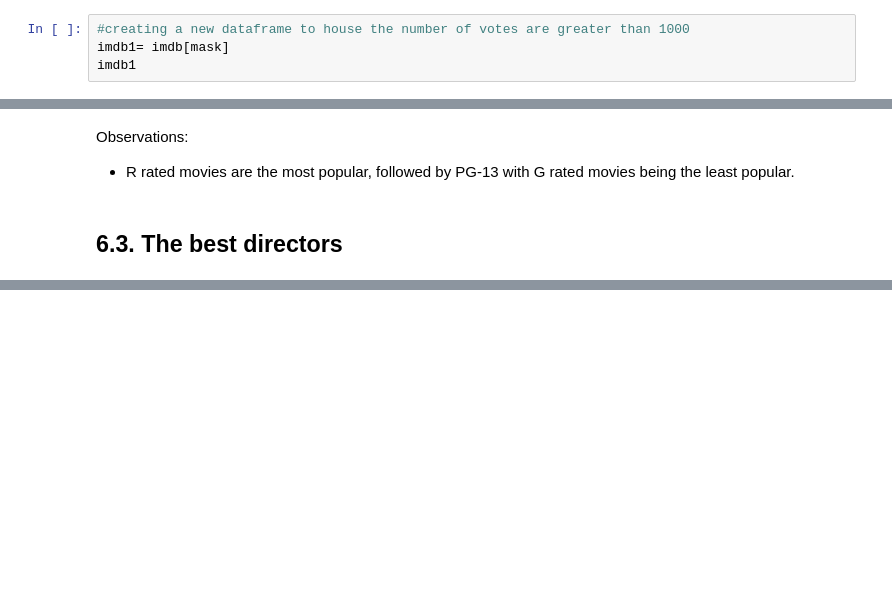
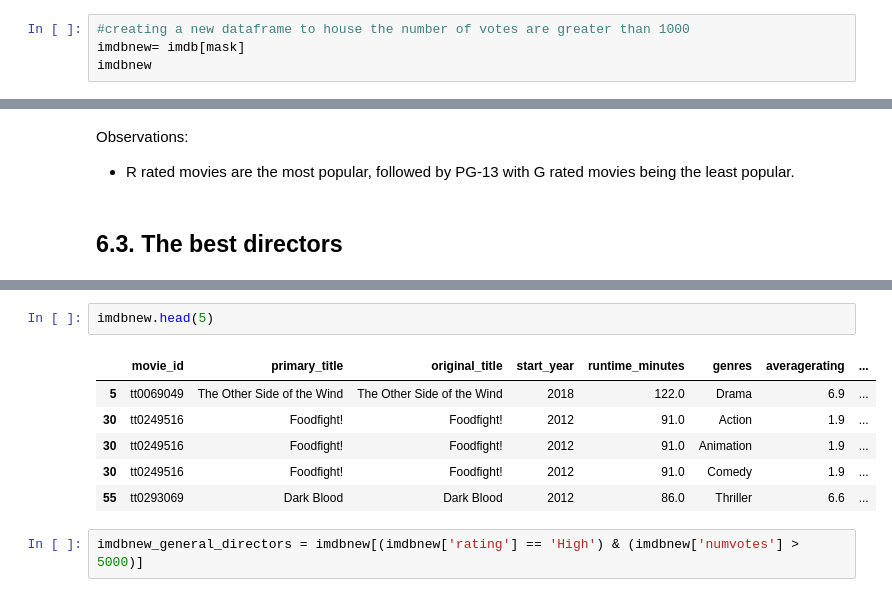
Before and after one commit to George-Mbugua/Movie_Analysis, a Jupyter notebook: Movie_Analysis.ipynb, the cells around one changed output, grey strips where cells are left out. Saved outputs shown, nothing was run; the diff lists cells and outputs as text; blank space fills up the shorter version.

```diff
--- a/Movie_Analysis.ipynb
+++ b/Movie_Analysis.ipynb
@@ -1057,8 +1069,8 @@ Mean votes: 5534.7357998314
 mask = imdb['numvotes'] >= 1000
 # %%
 #creating a new dataframe to house the number of votes are greater than 1000
-imdb1= imdb[mask]
-imdb1
+imdbnew= imdb[mask]
+imdbnew
 # %% [output]
 |  | movie_id | primary_title | original_title | start_year | runtime_minutes | genres | averagerating | ... |
 | 5 | tt0069049 | The Other Side of the Wind | The Other Side of the Wind | 2018 | 122.0 | Drama | 6.9 | ... |
@@ -1184,0 +1200,11 @@ Observations:
+# %%
+imdbnew.head(5)
+# %% [output]
+|  | movie_id | primary_title | original_title | start_year | runtime_minutes | genres | averagerating | ... |
+| 5 | tt0069049 | The Other Side of the Wind | The Other Side of the Wind | 2018 | 122.0 | Drama | 6.9 | ... |
+| 30 | tt0249516 | Foodfight! | Foodfight! | 2012 | 91.0 | Action | 1.9 | ... |
+| 30 | tt0249516 | Foodfight! | Foodfight! | 2012 | 91.0 | Animation | 1.9 | ... |
+| 30 | tt0249516 | Foodfight! | Foodfight! | 2012 | 91.0 | Comedy | 1.9 | ... |
+| 55 | tt0293069 | Dark Blood | Dark Blood | 2012 | 86.0 | Thriller | 6.6 | ... |
+# %%
+imdbnew_general_directors = imdbnew[(imdbnew['rating'] == 'High') & (imdbnew['numvotes'] > 5000)]
```
Also changed, not shown: parts of 31 cells of this notebook, 3 other files.
